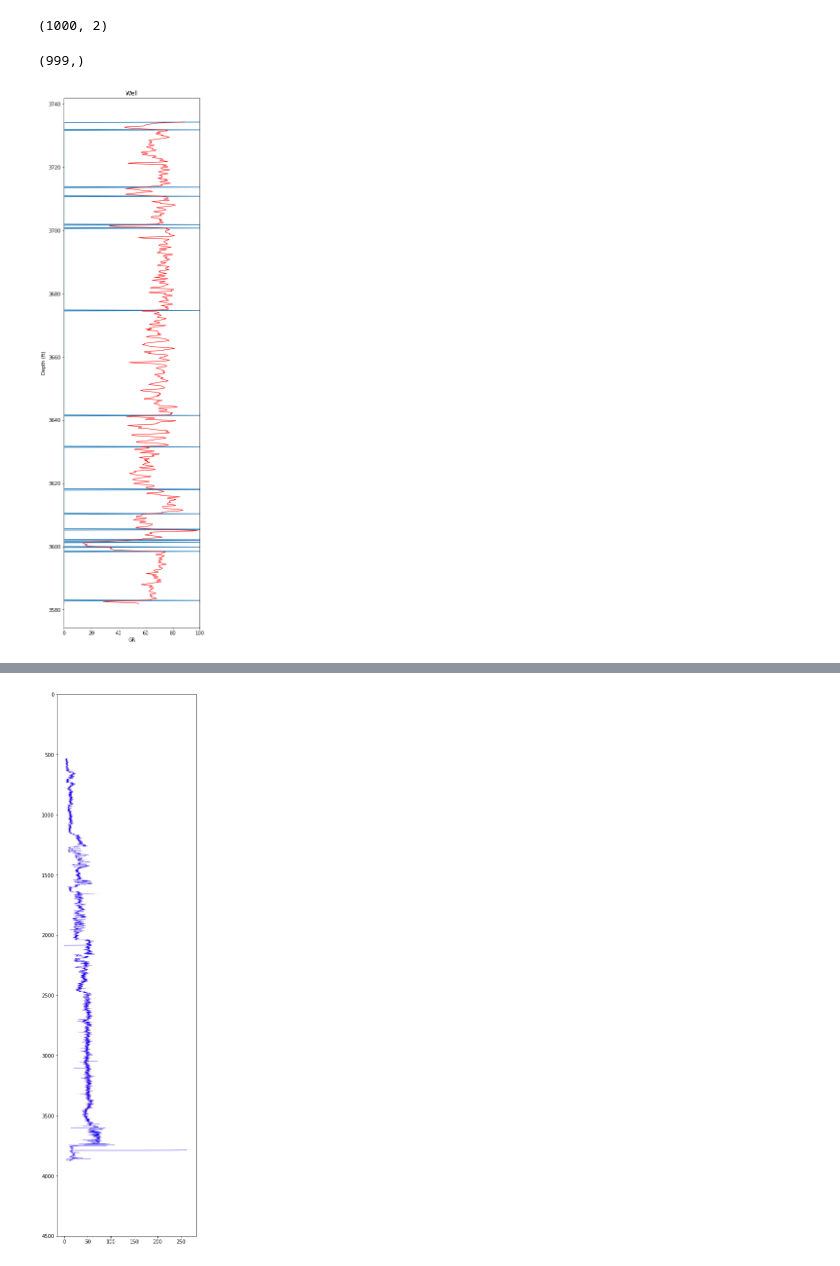
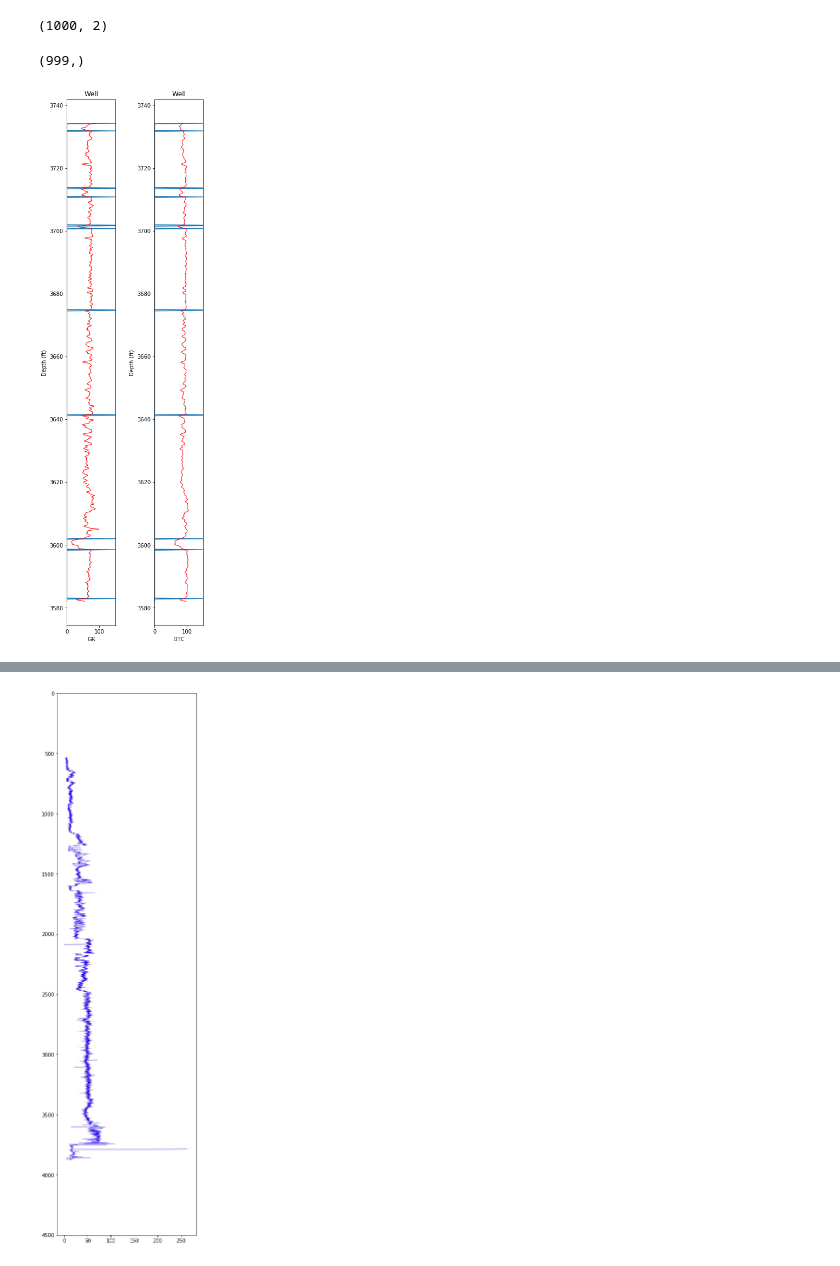
Before and after one commit to phamnam95/Hackathon, a Jupyter notebook: Olga .ipynb, the cells around one changed output, grey strips where cells are left out. Drawn from its saved outputs; the diff is of its cells as text; code cells hidden in the pictures.

```diff
--- a/Olga .ipynb
+++ b/Olga .ipynb
@@ -345,10 +346,10 @@ Q, P, Pcp = offline_changepoint_detection(dat, partial(const_prior, l=(len(dat)+
 # %%
 picks = np.exp(Pcp).sum(0)
 picks = picks.reshape(1,-1)
-bin_picks = np.squeeze(binarize(picks, threshold = 0.3))*45
+bin_picks = np.squeeze(binarize(picks, threshold = 0.3))*100
 # %%
 print(bin_picks.shape)
-df['gr_top']=np.append(bin_picks, 45)
+df['gr_top']=np.append(bin_picks, 100)
 # %% [output]
 (999,)
 # %%
@@ -479,6 +460,0 @@ ax.plot(R[Nw,Nw:-1])
-# %%
-df = pd.DataFrame()
-df['depth'] = las.index[20000:21000]
-df['gr'] = las['GR'][20000:21000]
-df['dtc']= las['DTC'][20000:21000]
-df.head()
@@ -492,5 +461,5 @@ df.head()
 # %%
-dat=np.concatenate((np.reshape(df.gr.values,(df.gr.values.shape[0],1)),np.reshape(df.gr.values,(df.dtc.values.shape[0],1))),axis=1)
+dat=np.concatenate((np.reshape(df.gr.values,(df.gr.values.shape[0],1)),np.reshape(df.dtc.values,(df.dtc.values.shape[0],1))),axis=1)
 Q, P, Pcp = offline_changepoint_detection(dat, partial(const_prior, l=(len(dat)+1)), gaussian_obs_log_likelihood, truncate=-150)
 # %%
 dat.shape
@@ -499,28 +468,39 @@ dat.shape
 # %%
 picks = np.exp(Pcp).sum(0)
 picks = picks.reshape(1,-1)
-bin_picks = np.squeeze(binarize(picks, threshold = 0.3))*100
+bin_picks = np.squeeze(binarize(picks, threshold = 0.3))*150
 print(bin_picks.shape)
-df['gr_top']=np.append(bin_picks, 100)
+df['gr_top']=np.append(bin_picks, 150)
 df['interval'] = np.nan
 intervals = df[df['gr_top']>1].depth.values
 intervals = df[df['gr_top']>1].depth.values
 for i in range(len(intervals)-1):
     ind = df[(df['depth']>intervals[i]) & (df['depth']<intervals[i+1])].index
     df.loc[ind, 'interval'] = i
 
 plt.figure(figsize=(5,20))
 
+plt.subplot(121)
 plt.plot( df.gr_top.values, df.depth.values)
 plt.plot( df.gr, df.depth.values,'-r', linewidth=1,alpha=1)
 plt.xlabel('GR')
 plt.ylabel('Depth (ft)')
 plt.title('Well')
-plt.xlim(0,100)
+plt.xlim(0,150)
+
+plt.subplot(122)
+plt.plot( df.gr_top.values, df.depth.values)
+plt.plot( df.dtc, df.depth.values,'-r', linewidth=1,alpha=1)
+plt.xlabel('DTC')
+plt.ylabel('Depth (ft)')
+plt.title('Well')
+plt.xlim(0,150)
+
+plt.subplots_adjust(left=0.2, wspace=0.8, top=0.8)
 plt.show()
 # %% [output]
 (999,)
-[figure, old version]
+[figure, new version]
 # %%
 med = data['GR'] - data['GR'].rolling(window=5, center=True).median()
 indx = ~np.isnan(med)
```
Also changed, not shown: parts of 25 cells of this notebook.
